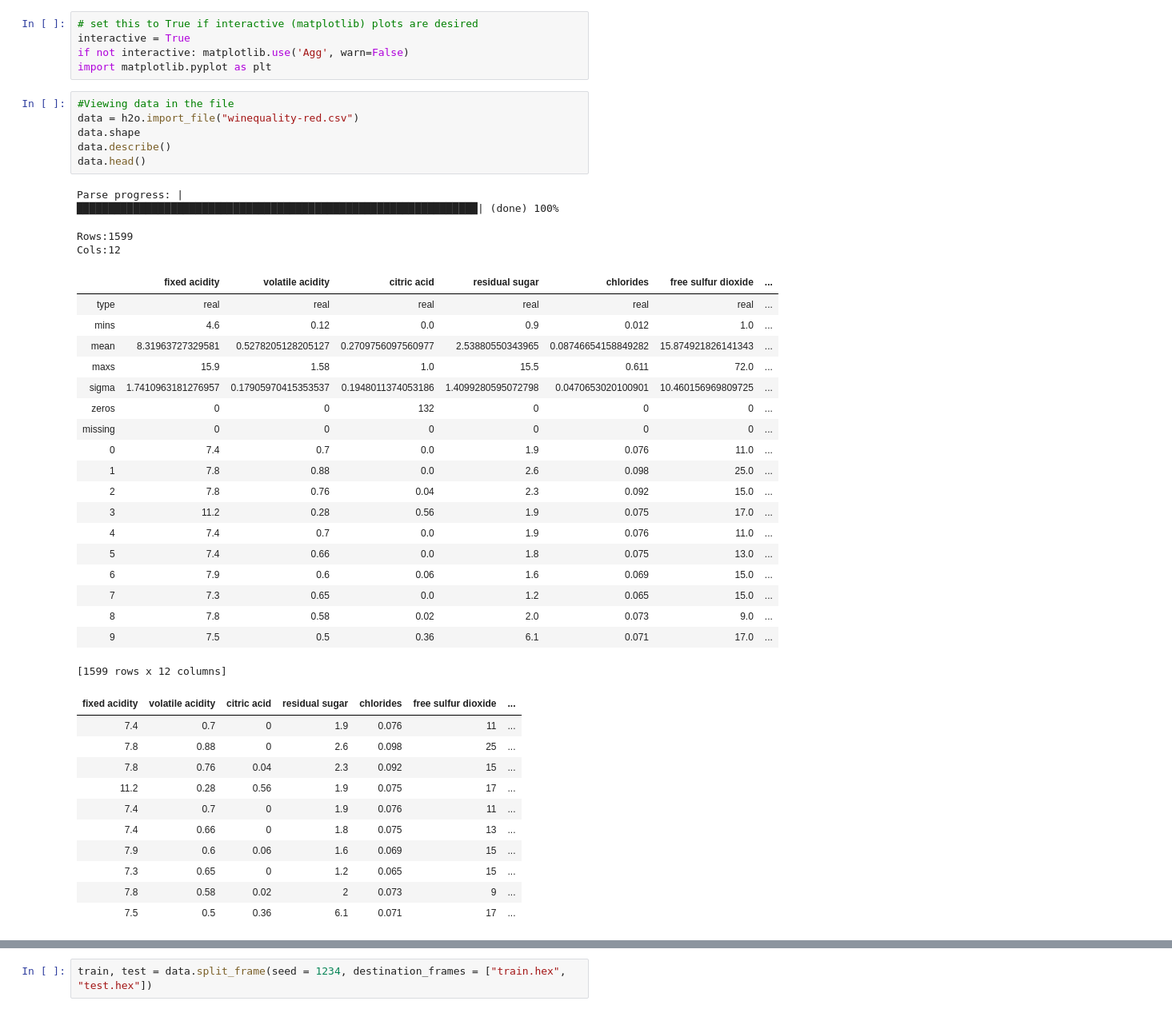
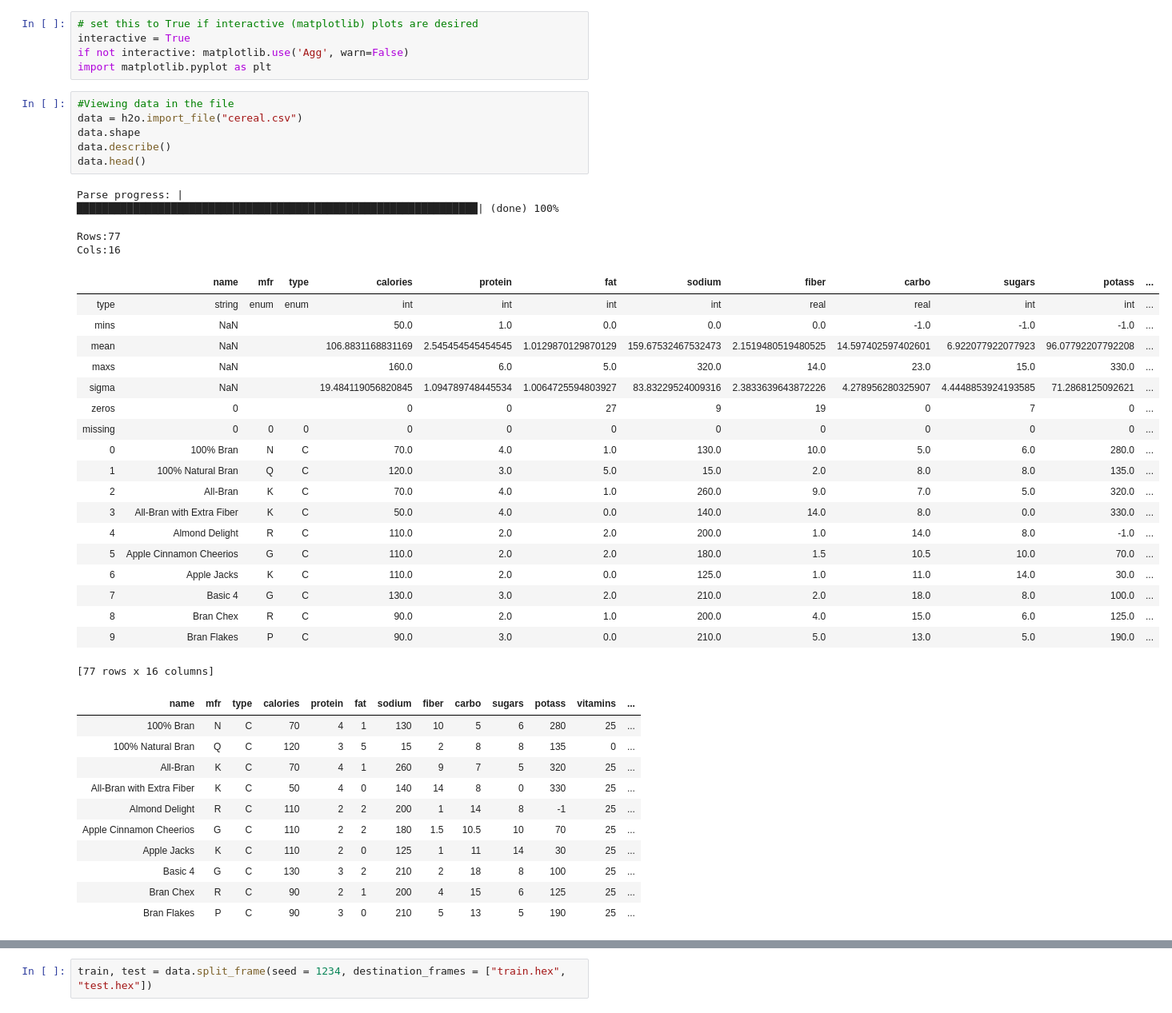
Before and after one commit to meghamkpatel/Skunks_Skool, a Jupyter notebook: INFO_6105/AutoML/Red_Wine_Quality.ipynb, the cells around one changed output, grey strips where cells are left out. Shown at 80% size. Cells and saved outputs as stored; diff of their text form.

```diff
--- a/INFO_6105/AutoML/Red_Wine_Quality.ipynb
+++ b/INFO_6105/AutoML/Red_Wine_Quality.ipynb
@@ -157,41 +162,41 @@ if not interactive: matplotlib.use('Agg', warn=False)
 import matplotlib.pyplot as plt
 # %%
 #Viewing data in the file
-data = h2o.import_file("winequality-red.csv")
+data = h2o.import_file("cereal.csv")
 data.shape
 data.describe()
 data.head()
 # %% [output]
 Parse progress: |████████████████████████████████████████████████████████████████| (done) 100%
-Rows:1599
-Cols:12
+Rows:77
+Cols:16
-|  | fixed acidity | volatile acidity | citric acid | residual sugar | chlorides | free sulfur dioxide | ... |
-| type | real | real | real | real | real | real | ... |
-| mins | 4.6 | 0.12 | 0.0 | 0.9 | 0.012 | 1.0 | ... |
-| mean | 8.31963727329581 | 0.5278205128205127 | 0.2709756097560977 | 2.53880550343965 | 0.08746654158849282 | 15.874921826141343 | ... |
-| maxs | 15.9 | 1.58 | 1.0 | 15.5 | 0.611 | 72.0 | ... |
-| sigma | 1.7410963181276957 | 0.17905970415353537 | 0.1948011374053186 | 1.4099280595072798 | 0.0470653020100901 | 10.460156969809725 | ... |
-| zeros | 0 | 0 | 132 | 0 | 0 | 0 | ... |
-| missing | 0 | 0 | 0 | 0 | 0 | 0 | ... |
-| 0 | 7.4 | 0.7 | 0.0 | 1.9 | 0.076 | 11.0 | ... |
-| 1 | 7.8 | 0.88 | 0.0 | 2.6 | 0.098 | 25.0 | ... |
-| 2 | 7.8 | 0.76 | 0.04 | 2.3 | 0.092 | 15.0 | ... |
-| 3 | 11.2 | 0.28 | 0.56 | 1.9 | 0.075 | 17.0 | ... |
-| 4 | 7.4 | 0.7 | 0.0 | 1.9 | 0.076 | 11.0 | ... |
-| 5 | 7.4 | 0.66 | 0.0 | 1.8 | 0.075 | 13.0 | ... |
-| 6 | 7.9 | 0.6 | 0.06 | 1.6 | 0.069 | 15.0 | ... |
-| 7 | 7.3 | 0.65 | 0.0 | 1.2 | 0.065 | 15.0 | ... |
-| 8 | 7.8 | 0.58 | 0.02 | 2.0 | 0.073 | 9.0 | ... |
-| 9 | 7.5 | 0.5 | 0.36 | 6.1 | 0.071 | 17.0 | ... |
+|  | name | mfr | type | calories | protein | fat | sodium | fiber | carbo | sugars | potass | ... |
+| type | string | enum | enum | int | int | int | int | real | real | int | int | ... |
+| mins | NaN |  |  | 50.0 | 1.0 | 0.0 | 0.0 | 0.0 | -1.0 | -1.0 | -1.0 | ... |
+| mean | NaN |  |  | 106.8831168831169 | 2.545454545454545 | 1.0129870129870129 | 159.67532467532473 | 2.1519480519480525 | 14.597402597402601 | 6.922077922077923 | 96.07792207792208 | ... |
+| maxs | NaN |  |  | 160.0 | 6.0 | 5.0 | 320.0 | 14.0 | 23.0 | 15.0 | 330.0 | ... |
+| sigma | NaN |  |  | 19.484119056820845 | 1.094789748445534 | 1.0064725594803927 | 83.83229524009316 | 2.3833639643872226 | 4.278956280325907 | 4.4448853924193585 | 71.2868125092621 | ... |
+| zeros | 0 |  |  | 0 | 0 | 27 | 9 | 19 | 0 | 7 | 0 | ... |
+| missing | 0 | 0 | 0 | 0 | 0 | 0 | 0 | 0 | 0 | 0 | 0 | ... |
+| 0 | 100% Bran | N | C | 70.0 | 4.0 | 1.0 | 130.0 | 10.0 | 5.0 | 6.0 | 280.0 | ... |
+| 1 | 100% Natural Bran | Q | C | 120.0 | 3.0 | 5.0 | 15.0 | 2.0 | 8.0 | 8.0 | 135.0 | ... |
+| 2 | All-Bran | K | C | 70.0 | 4.0 | 1.0 | 260.0 | 9.0 | 7.0 | 5.0 | 320.0 | ... |
+| 3 | All-Bran with Extra Fiber | K | C | 50.0 | 4.0 | 0.0 | 140.0 | 14.0 | 8.0 | 0.0 | 330.0 | ... |
+| 4 | Almond Delight | R | C | 110.0 | 2.0 | 2.0 | 200.0 | 1.0 | 14.0 | 8.0 | -1.0 | ... |
+| 5 | Apple Cinnamon Cheerios | G | C | 110.0 | 2.0 | 2.0 | 180.0 | 1.5 | 10.5 | 10.0 | 70.0 | ... |
+| 6 | Apple Jacks | K | C | 110.0 | 2.0 | 0.0 | 125.0 | 1.0 | 11.0 | 14.0 | 30.0 | ... |
+| 7 | Basic 4 | G | C | 130.0 | 3.0 | 2.0 | 210.0 | 2.0 | 18.0 | 8.0 | 100.0 | ... |
+| 8 | Bran Chex | R | C | 90.0 | 2.0 | 1.0 | 200.0 | 4.0 | 15.0 | 6.0 | 125.0 | ... |
+| 9 | Bran Flakes | P | C | 90.0 | 3.0 | 0.0 | 210.0 | 5.0 | 13.0 | 5.0 | 190.0 | ... |
-[1599 rows x 12 columns]
+[77 rows x 16 columns]
-| fixed acidity | volatile acidity | citric acid | residual sugar | chlorides | free sulfur dioxide | ... |
-| 7.4 | 0.7 | 0 | 1.9 | 0.076 | 11 | ... |
-| 7.8 | 0.88 | 0 | 2.6 | 0.098 | 25 | ... |
-| 7.8 | 0.76 | 0.04 | 2.3 | 0.092 | 15 | ... |
-| 11.2 | 0.28 | 0.56 | 1.9 | 0.075 | 17 | ... |
-| 7.4 | 0.7 | 0 | 1.9 | 0.076 | 11 | ... |
-| 7.4 | 0.66 | 0 | 1.8 | 0.075 | 13 | ... |
-| 7.9 | 0.6 | 0.06 | 1.6 | 0.069 | 15 | ... |
-| 7.3 | 0.65 | 0 | 1.2 | 0.065 | 15 | ... |
-| 7.8 | 0.58 | 0.02 | 2 | 0.073 | 9 | ... |
-| 7.5 | 0.5 | 0.36 | 6.1 | 0.071 | 17 | ... |
+| name | mfr | type | calories | protein | fat | sodium | fiber | carbo | sugars | potass | vitamins | ... |
+| 100% Bran | N | C | 70 | 4 | 1 | 130 | 10 | 5 | 6 | 280 | 25 | ... |
+| 100% Natural Bran | Q | C | 120 | 3 | 5 | 15 | 2 | 8 | 8 | 135 | 0 | ... |
+| All-Bran | K | C | 70 | 4 | 1 | 260 | 9 | 7 | 5 | 320 | 25 | ... |
+| All-Bran with Extra Fiber | K | C | 50 | 4 | 0 | 140 | 14 | 8 | 0 | 330 | 25 | ... |
+| Almond Delight | R | C | 110 | 2 | 2 | 200 | 1 | 14 | 8 | -1 | 25 | ... |
+| Apple Cinnamon Cheerios | G | C | 110 | 2 | 2 | 180 | 1.5 | 10.5 | 10 | 70 | 25 | ... |
+| Apple Jacks | K | C | 110 | 2 | 0 | 125 | 1 | 11 | 14 | 30 | 25 | ... |
+| Basic 4 | G | C | 130 | 3 | 2 | 210 | 2 | 18 | 8 | 100 | 25 | ... |
+| Bran Chex | R | C | 90 | 2 | 1 | 200 | 4 | 15 | 6 | 125 | 25 | ... |
+| Bran Flakes | P | C | 90 | 3 | 0 | 210 | 5 | 13 | 5 | 190 | 25 | ... |
```
Also changed, not shown: parts of 34 cells of this notebook.
